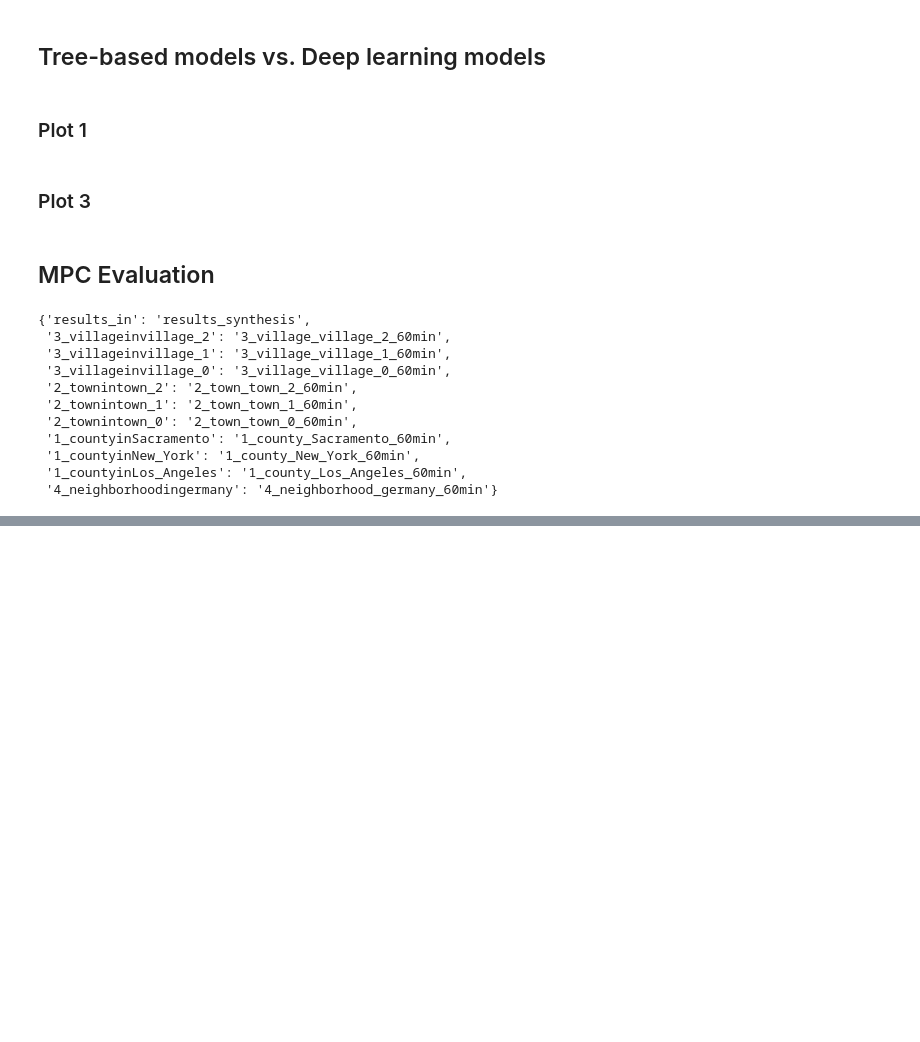
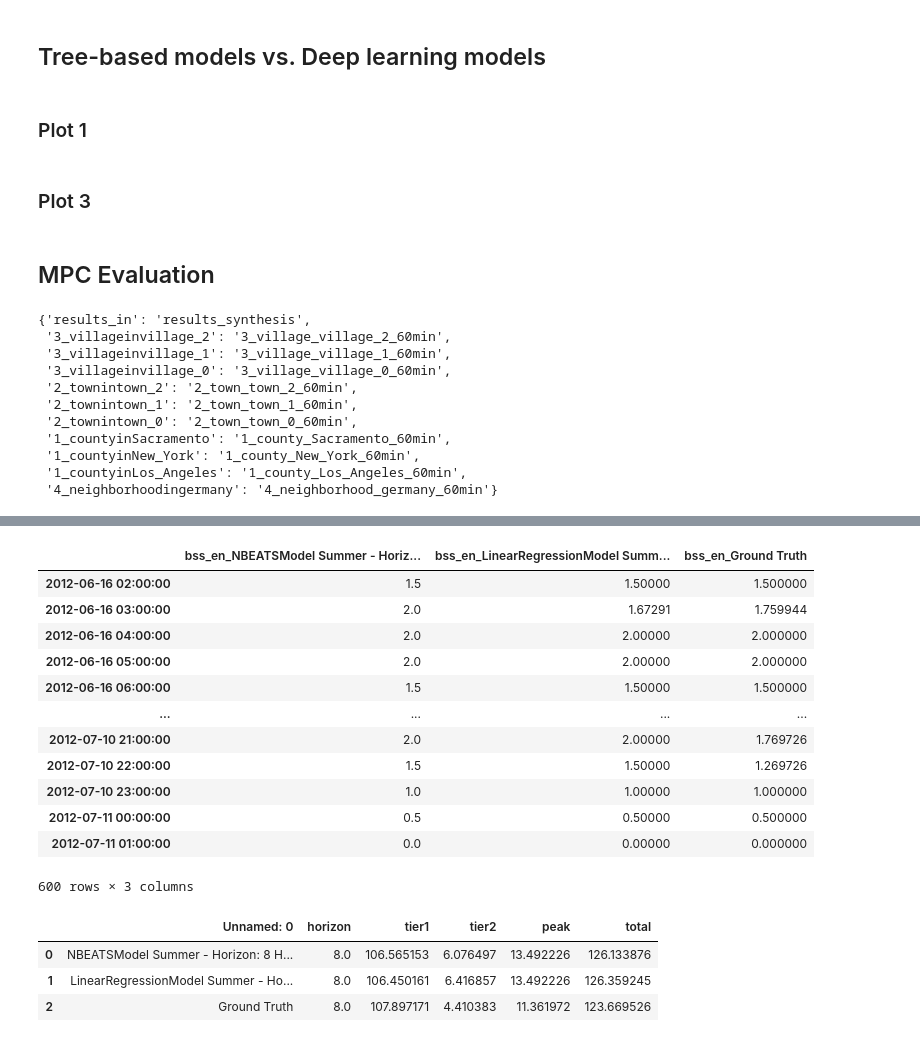
Before and after one commit to NikolausHouben/City-Scale-Electricity-Use-Prediction, a Jupyter notebook: bin/synthesis.ipynb, the cells around one changed output, grey strips where cells are left out. Cells and saved outputs as stored; diff of their text form; code cells hidden in the pictures; blank space fills up the shorter version.

```diff
--- a/bin/synthesis.ipynb
+++ b/bin/synthesis.ipynb
@@ -983,0 +608,4 @@ TypeError: unsupported operand type(s) for +: 'float' and 'NoneType'
+# %%
+df_results = pd.read_csv('data/results/results.csv', index_col=0, parse_dates=True)
+
+px.line(df_results)
@@ -983,0 +615,23 @@ TypeError: unsupported operand type(s) for +: 'float' and 'NoneType'
+# %%
+df_results.filter(like='en')
+# %% [output]
+|  | bss_en_NBEATSModel Summer - Horiz... | bss_en_LinearRegressionModel Summ... | bss_en_Ground Truth |
+| 2012-06-16 02:00:00 | 1.5 | 1.50000 | 1.500000 |
+| 2012-06-16 03:00:00 | 2.0 | 1.67291 | 1.759944 |
+| 2012-06-16 04:00:00 | 2.0 | 2.00000 | 2.000000 |
+| 2012-06-16 05:00:00 | 2.0 | 2.00000 | 2.000000 |
+| 2012-06-16 06:00:00 | 1.5 | 1.50000 | 1.500000 |
+| ... | ... | ... | ... |
+| 2012-07-10 21:00:00 | 2.0 | 2.00000 | 1.769726 |
+| 2012-07-10 22:00:00 | 1.5 | 1.50000 | 1.269726 |
+| 2012-07-10 23:00:00 | 1.0 | 1.00000 | 1.000000 |
+| 2012-07-11 00:00:00 | 0.5 | 0.50000 | 0.500000 |
+| 2012-07-11 01:00:00 | 0.0 | 0.00000 | 0.000000 |
+600 rows × 3 columns
+# %%
+pd.read_csv('data/results/costs.csv')
+# %% [output]
+|  | Unnamed: 0 | horizon | tier1 | tier2 | peak | total |
+| 0 | NBEATSModel Summer - Horizon: 8 H... | 8.0 | 106.565153 | 6.076497 | 13.492226 | 126.133876 |
+| 1 | LinearRegressionModel Summer - Ho... | 8.0 | 106.450161 | 6.416857 | 13.492226 | 126.359245 |
+| 2 | Ground Truth | 8.0 | 107.897171 | 4.410383 | 11.361972 | 123.669526 |
```
Also changed, not shown: parts of 8 cells of this notebook, 1 other file.
